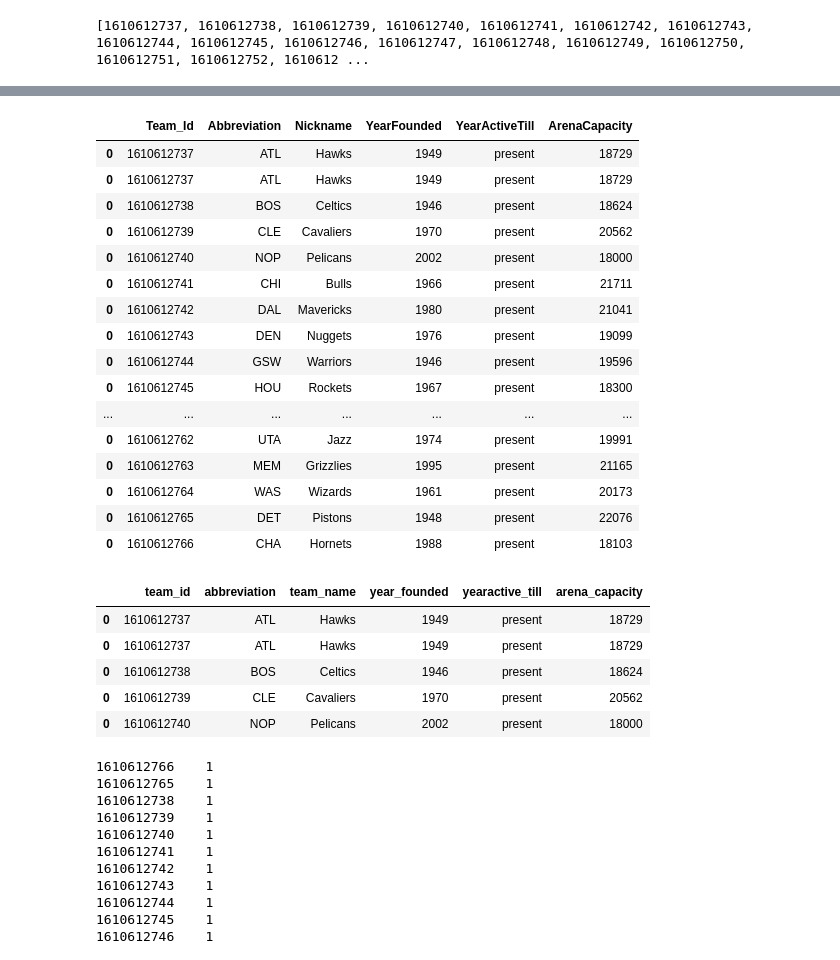
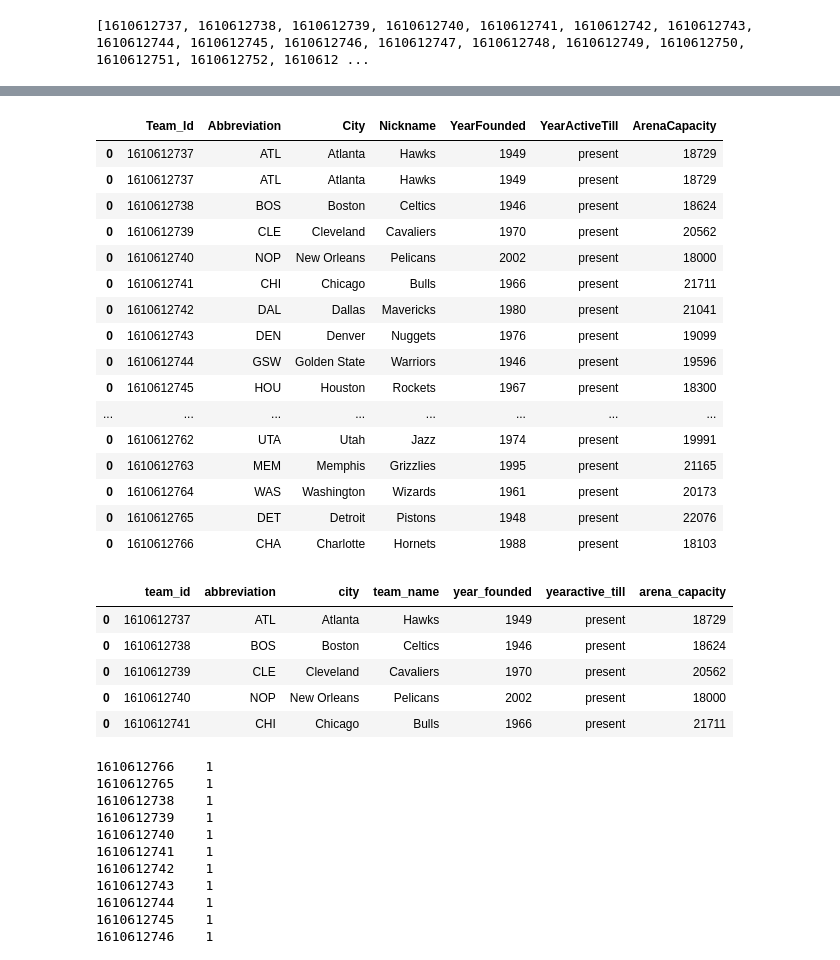
Before and after one commit to whysoq520/ETL-Project, a Jupyter notebook: API_data.ipynb, the cells around one changed output, grey strips where cells are left out. Drawn from its saved outputs; the diff is of its cells as text; code cells hidden in the pictures.

```diff
--- a/API_data.ipynb
+++ b/API_data.ipynb
@@ -59,37 +62,37 @@ df_teamdetails.head()
 | 0 | NOP | Smoothie King Arena | 18000 | New Orleans | No Affiliate | Dell Demps | Alvin Gentry | ... |
 # %%
 # Reorganize dataframe
-df_teamdetails = df_teamdetails[["Team_Id","Abbreviation","Nickname","YearFounded", "YearActiveTill", "ArenaCapacity"]]
+df_teamdetails = df_teamdetails[["Team_Id","Abbreviation","City", "Nickname","YearFounded", "YearActiveTill", "ArenaCapacity"]]
 df_teamdetails
 # %% [output]
-|  | Team_Id | Abbreviation | Nickname | YearFounded | YearActiveTill | ArenaCapacity |
-| 0 | 1610612737 | ATL | Hawks | 1949 | present | 18729 |
-| 0 | 1610612737 | ATL | Hawks | 1949 | present | 18729 |
-| 0 | 1610612738 | BOS | Celtics | 1946 | present | 18624 |
-| 0 | 1610612739 | CLE | Cavaliers | 1970 | present | 20562 |
-| 0 | 1610612740 | NOP | Pelicans | 2002 | present | 18000 |
-| 0 | 1610612741 | CHI | Bulls | 1966 | present | 21711 |
-| 0 | 1610612742 | DAL | Mavericks | 1980 | present | 21041 |
-| 0 | 1610612743 | DEN | Nuggets | 1976 | present | 19099 |
-| 0 | 1610612744 | GSW | Warriors | 1946 | present | 19596 |
-| 0 | 1610612745 | HOU | Rockets | 1967 | present | 18300 |
-| ... | ... | ... | ... | ... | ... | ... |
-| 0 | 1610612762 | UTA | Jazz | 1974 | present | 19991 |
-| 0 | 1610612763 | MEM | Grizzlies | 1995 | present | 21165 |
-| 0 | 1610612764 | WAS | Wizards | 1961 | present | 20173 |
-| 0 | 1610612765 | DET | Pistons | 1948 | present | 22076 |
-| 0 | 1610612766 | CHA | Hornets | 1988 | present | 18103 |
+|  | Team_Id | Abbreviation | City | Nickname | YearFounded | YearActiveTill | ArenaCapacity |
+| 0 | 1610612737 | ATL | Atlanta | Hawks | 1949 | present | 18729 |
+| 0 | 1610612737 | ATL | Atlanta | Hawks | 1949 | present | 18729 |
+| 0 | 1610612738 | BOS | Boston | Celtics | 1946 | present | 18624 |
+| 0 | 1610612739 | CLE | Cleveland | Cavaliers | 1970 | present | 20562 |
+| 0 | 1610612740 | NOP | New Orleans | Pelicans | 2002 | present | 18000 |
+| 0 | 1610612741 | CHI | Chicago | Bulls | 1966 | present | 21711 |
+| 0 | 1610612742 | DAL | Dallas | Mavericks | 1980 | present | 21041 |
+| 0 | 1610612743 | DEN | Denver | Nuggets | 1976 | present | 19099 |
+| 0 | 1610612744 | GSW | Golden State | Warriors | 1946 | present | 19596 |
+| 0 | 1610612745 | HOU | Houston | Rockets | 1967 | present | 18300 |
+| ... | ... | ... | ... | ... | ... | ... | ... |
+| 0 | 1610612762 | UTA | Utah | Jazz | 1974 | present | 19991 |
+| 0 | 1610612763 | MEM | Memphis | Grizzlies | 1995 | present | 21165 |
+| 0 | 1610612764 | WAS | Washington | Wizards | 1961 | present | 20173 |
+| 0 | 1610612765 | DET | Detroit | Pistons | 1948 | present | 22076 |
+| 0 | 1610612766 | CHA | Charlotte | Hornets | 1988 | present | 18103 |
 # %%
 # Rename the columns
-df_teamdetails = df_teamdetails.rename(columns={"Team_Id":"team_id","Abbreviation":"abbreviation","Nickname":"team_name","YearFounded":"year_founded", "YearActiveTill":"yearactive_till", "ArenaCapacity":"arena_capacity"})
+df_teamdetails = df_teamdetails.rename(columns={"Team_Id":"team_id","Abbreviation":"abbreviation","City":"city", "Nickname":"team_name","YearFounded":"year_founded", "YearActiveTill":"yearactive_till", "ArenaCapacity":"arena_capacity"})
 df_teamdetails.head()
 # %% [output]
-|  | team_id | abbreviation | team_name | year_founded | yearactive_till | arena_capacity |
-| 0 | 1610612737 | ATL | Hawks | 1949 | present | 18729 |
-| 0 | 1610612737 | ATL | Hawks | 1949 | present | 18729 |
-| 0 | 1610612738 | BOS | Celtics | 1946 | present | 18624 |
-| 0 | 1610612739 | CLE | Cavaliers | 1970 | present | 20562 |
-| 0 | 1610612740 | NOP | Pelicans | 2002 | present | 18000 |
+|  | team_id | abbreviation | city | team_name | year_founded | yearactive_till | arena_capacity |
+| 0 | 1610612737 | ATL | Atlanta | Hawks | 1949 | present | 18729 |
+| 0 | 1610612738 | BOS | Boston | Celtics | 1946 | present | 18624 |
+| 0 | 1610612739 | CLE | Cleveland | Cavaliers | 1970 | present | 20562 |
+| 0 | 1610612740 | NOP | New Orleans | Pelicans | 2002 | present | 18000 |
+| 0 | 1610612741 | CHI | Chicago | Bulls | 1966 | present | 21711 |
 # %%
 # Remove duplicates
 df_teamdetails = df_teamdetails.drop_duplicates(subset=['team_id'], keep='first')
```
Also changed, not shown: parts of 9 cells of this notebook, 1 other file.
